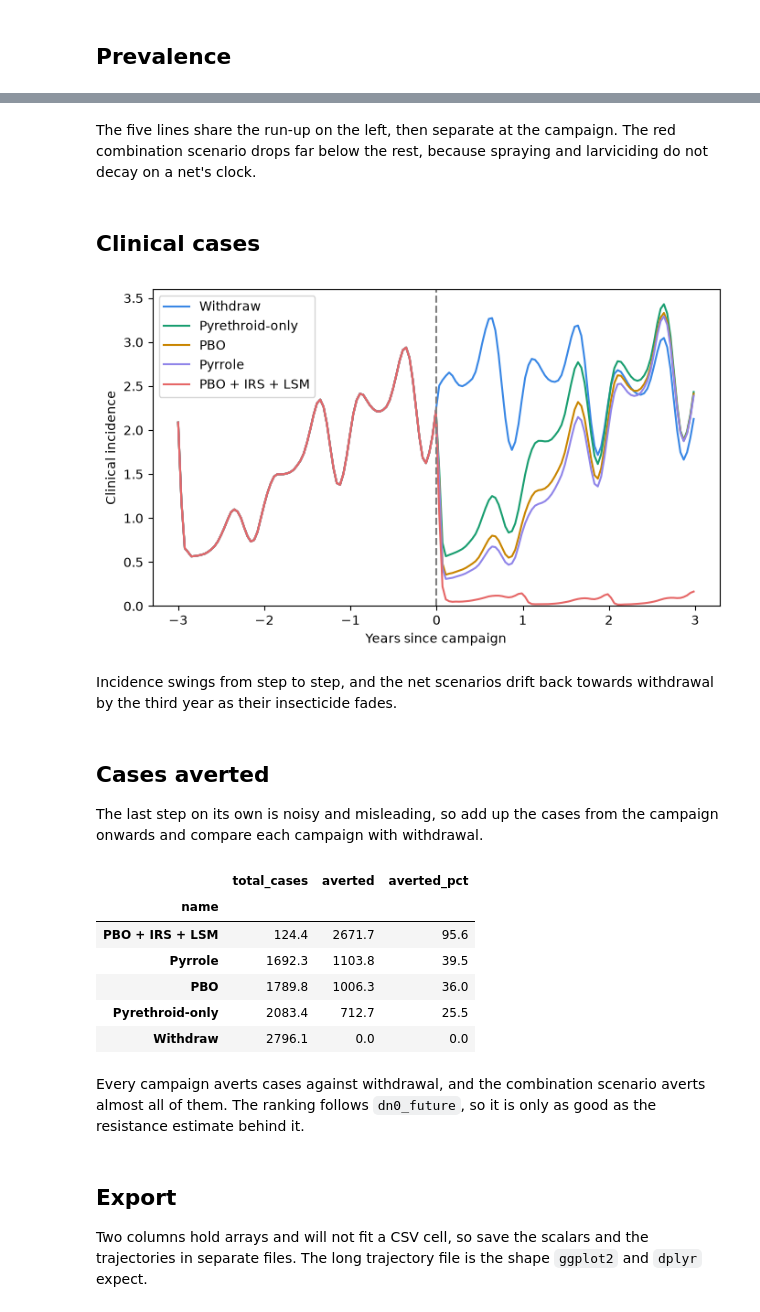
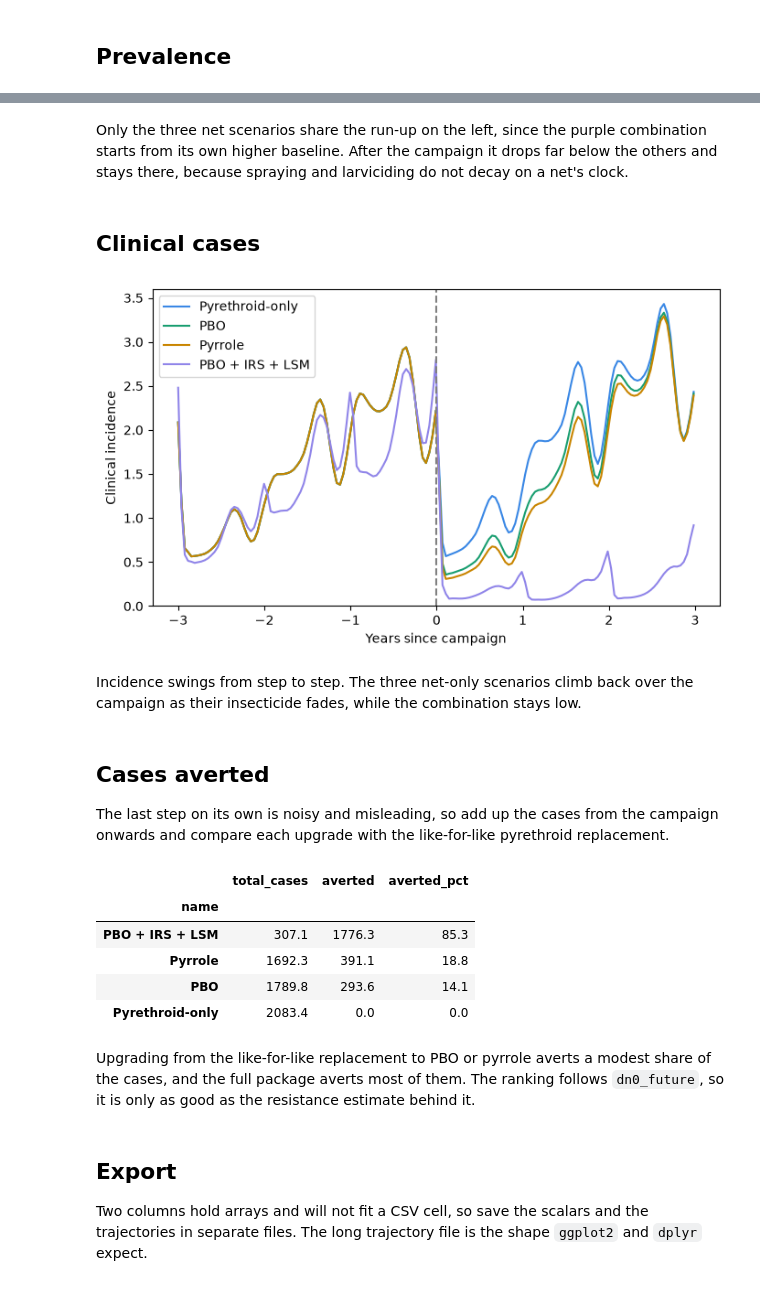
Before and after one commit to CosmoNaught/MINTverse, a Jupyter notebook: MINTverse-tutorial.ipynb, the cells around one changed output, grey strips where cells are left out. Drawn from its saved outputs; the diff is of its cells as text; code cells hidden in the pictures.

```diff
--- a/MINTverse-tutorial.ipynb
+++ b/MINTverse-tutorial.ipynb
@@ -37,5 +40,6 @@ which is the first scenario below.
 # %%
-district = dict(
+base = Scenario(
+    name="base",
     res_use=0.30,    # pyrethroid resistance
     Q0=0.85,         # share of bites taken on humans
     phi=0.80,        # share of bites taken in bed
@@ -46,12 +50,11 @@ district = dict(
 )
 
 scenarios = [
-    Scenario(name="Withdraw", **district),
-    Scenario(name="Pyrethroid-only", **district, net_type_future="pyrethroid_only", itn_future=0.70),
-    Scenario(name="PBO", **district, net_type_future="pyrethroid_pbo", itn_future=0.70),
-    Scenario(name="Pyrrole", **district, net_type_future="pyrethroid_pyrrole", itn_future=0.70),
-    Scenario(name="PBO + IRS + LSM", **district, net_type_future="pyrethroid_pbo", itn_future=0.70,
-             irs_future=0.60, lsm=0.30),
+    replace(base, name="Pyrethroid-only", net_type_future="pyrethroid_only", itn_future=0.70),
+    replace(base, name="PBO", net_type_future="pyrethroid_pbo", itn_future=0.70),
+    replace(base, name="Pyrrole", net_type_future="pyrethroid_pyrrole", itn_future=0.70),
+    replace(base, name="PBO + IRS + LSM", net_type_future="pyrethroid_pbo", itn_future=0.70,
+            irs=0.20, irs_future=0.60, lsm=0.30),   # this region already sprays: override the default
 ]
 # %% [markdown]
 ## Run
@@ -98,6 +101,7 @@ plt.show()
 # %% [markdown]
-The five lines share the run-up on the left, then separate at the campaign. The red combination
-scenario drops far below the rest, because spraying and larviciding do not decay on a net's clock.
+Only the three net scenarios share the run-up on the left, since the purple combination starts from
+its own higher baseline. After the campaign it drops far below the others and stays there, because
+spraying and larviciding do not decay on a net's clock.
 # %% [markdown]
 ## Clinical cases
 # %%
@@ -114,39 +118,39 @@ ax.legend()
 
 plt.show()
 # %% [output]
-[figure, old version]
+[figure, new version]
 # %% [markdown]
-Incidence swings from step to step, and the net scenarios drift back towards withdrawal by the third
-year as their insecticide fades.
+Incidence swings from step to step. The three net-only scenarios climb back over the campaign as
+their insecticide fades, while the combination stays low.
 # %% [markdown]
 ## Cases averted
 
 The last step on its own is noisy and misleading, so add up the cases from the campaign onwards and
-compare each campaign with withdrawal.
+compare each upgrade with the like-for-like pyrethroid replacement.
 # %%
 rows = []
 for _, row in results.iterrows():
     total = float(row["cases"][campaign:].sum()) * step_days
     rows.append({"name": row["name"], "total_cases": total})
 
 table = pd.DataFrame(rows).set_index("name")
 
-withdraw = table.loc["Withdraw", "total_cases"]
-table["averted"] = withdraw - table["total_cases"]
-table["averted_pct"] = 100 * table["averted"] / withdraw
+baseline = table.loc["Pyrethroid-only", "total_cases"]
+table["averted"] = baseline - table["total_cases"]
+table["averted_pct"] = 100 * table["averted"] / baseline
 
 table.sort_values("averted", ascending=False).round(1)
 # %% [output]
 |  | total_cases | averted | averted_pct |
 | name |  |  |  |
-| PBO + IRS + LSM | 124.4 | 2671.7 | 95.6 |
-| Pyrrole | 1692.3 | 1103.8 | 39.5 |
-| PBO | 1789.8 | 1006.3 | 36.0 |
-| Pyrethroid-only | 2083.4 | 712.7 | 25.5 |
-| Withdraw | 2796.1 | 0.0 | 0.0 |
+| PBO + IRS + LSM | 307.1 | 1776.3 | 85.3 |
+| Pyrrole | 1692.3 | 391.1 | 18.8 |
+| PBO | 1789.8 | 293.6 | 14.1 |
+| Pyrethroid-only | 2083.4 | 0.0 | 0.0 |
 # %% [markdown]
-Every campaign averts cases against withdrawal, and the combination scenario averts almost all of
-them. The ranking follows `dn0_future`, so it is only as good as the resistance estimate behind it.
+Upgrading from the like-for-like replacement to PBO or pyrrole averts a modest share of the cases,
+and the full package averts most of them. The ranking follows `dn0_future`, so it is only as good as
+the resistance estimate behind it.
 # %% [markdown]
 ## Export
 
```
Also changed, not shown: parts of 6 cells of this notebook, 1 other file.
